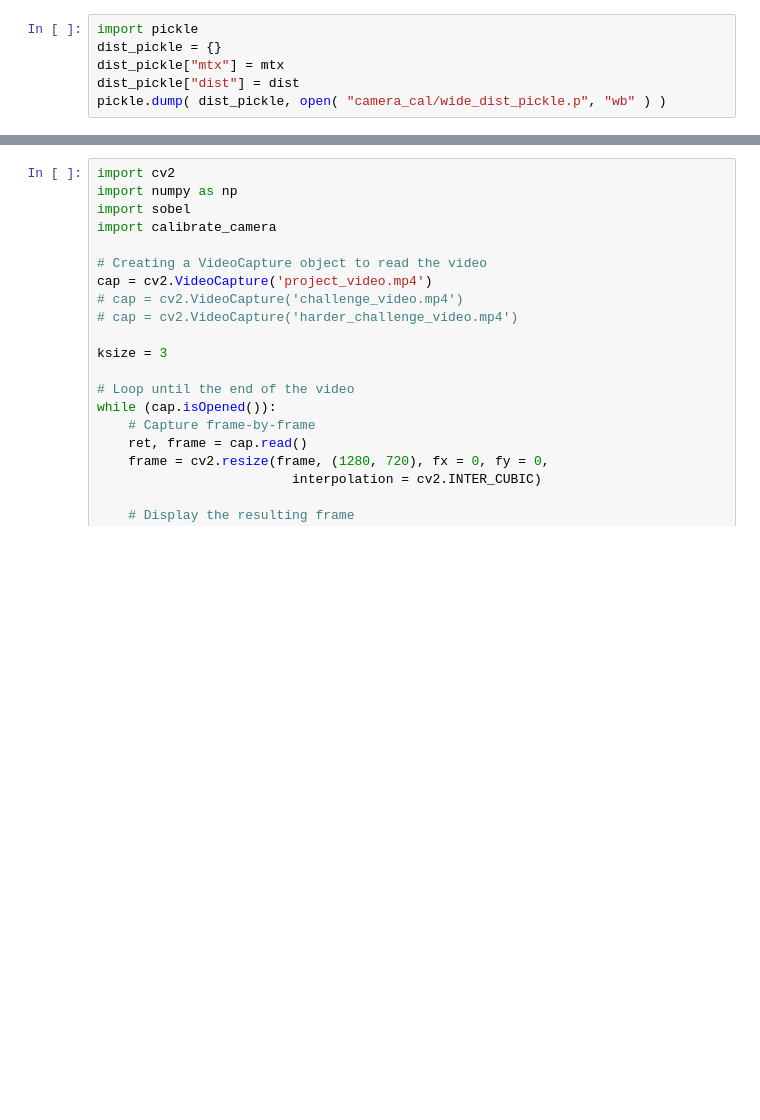
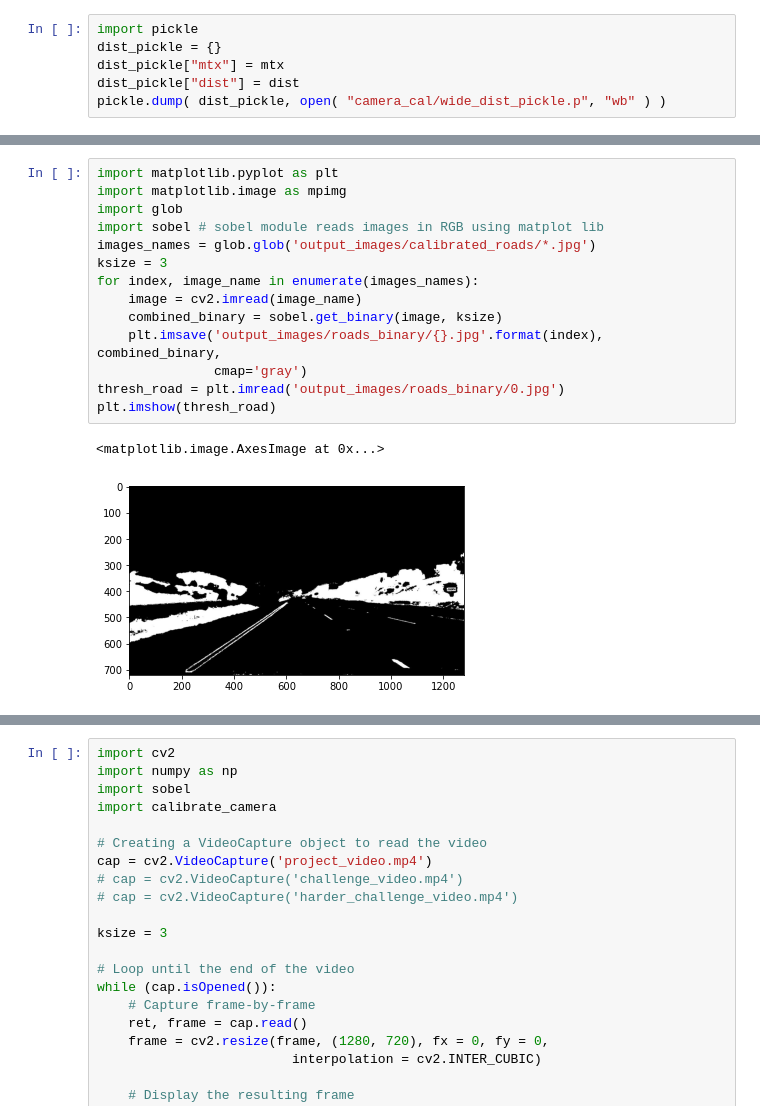
Before and after one commit to KareimGazer/Perception-Stack, a Jupyter notebook: main.ipynb, the cells around one changed output, grey strips where cells are left out. Cells and saved outputs as stored; diff of their text form; blank space fills up the shorter version.

```diff
--- a/main.ipynb
+++ b/main.ipynb
@@ -32,0 +95,17 @@ mtx, dist
+# %%
+import matplotlib.pyplot as plt
+import matplotlib.image as mpimg
+import glob
+import sobel # sobel module reads images in RGB using matplot lib
+images_names = glob.glob('output_images/calibrated_roads/*.jpg')
+ksize = 3
+for index, image_name in enumerate(images_names):
+    image = cv2.imread(image_name)
+    combined_binary = sobel.get_binary(image, ksize)
+    plt.imsave('output_images/roads_binary/{}.jpg'.format(index), combined_binary,
+               cmap='gray')
+thresh_road = plt.imread('output_images/roads_binary/0.jpg')
+plt.imshow(thresh_road)
+# %% [output]
+<matplotlib.image.AxesImage at 0x...>
+[figure, added]
```
Also changed, not shown: parts of 24 cells of this notebook, 37 other files.
